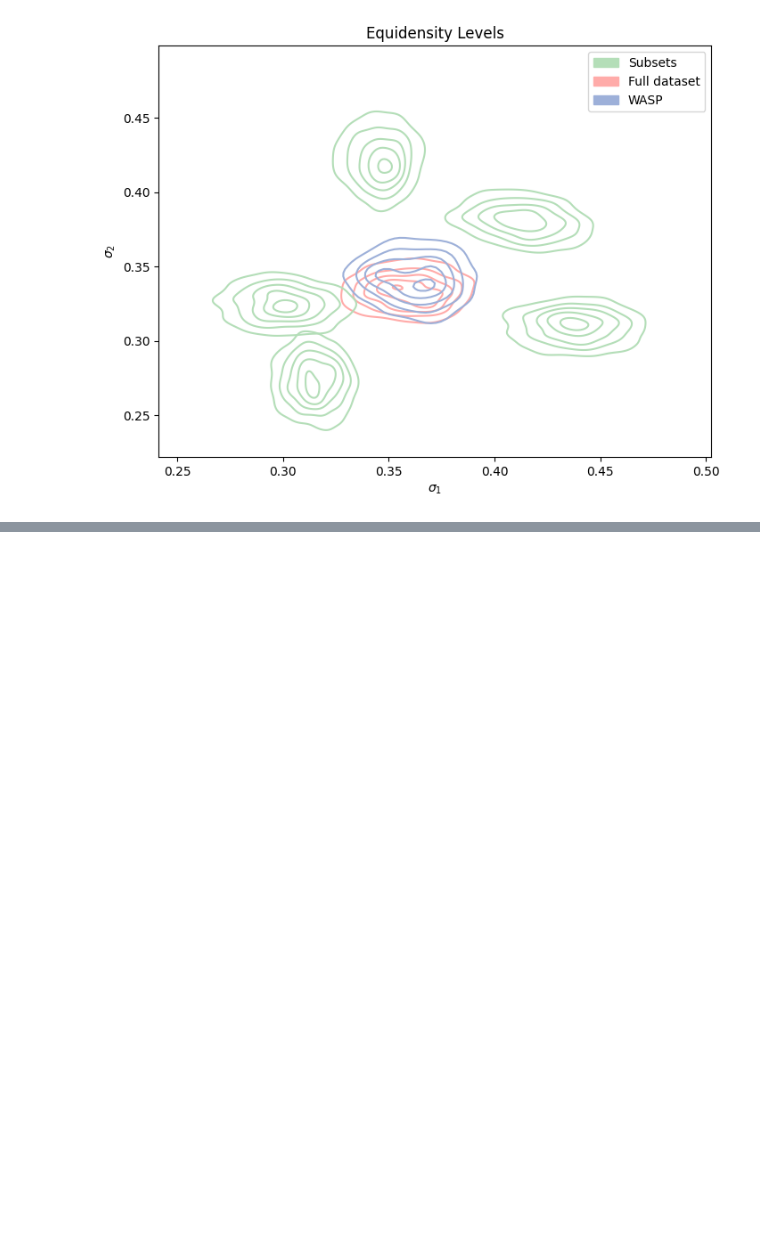
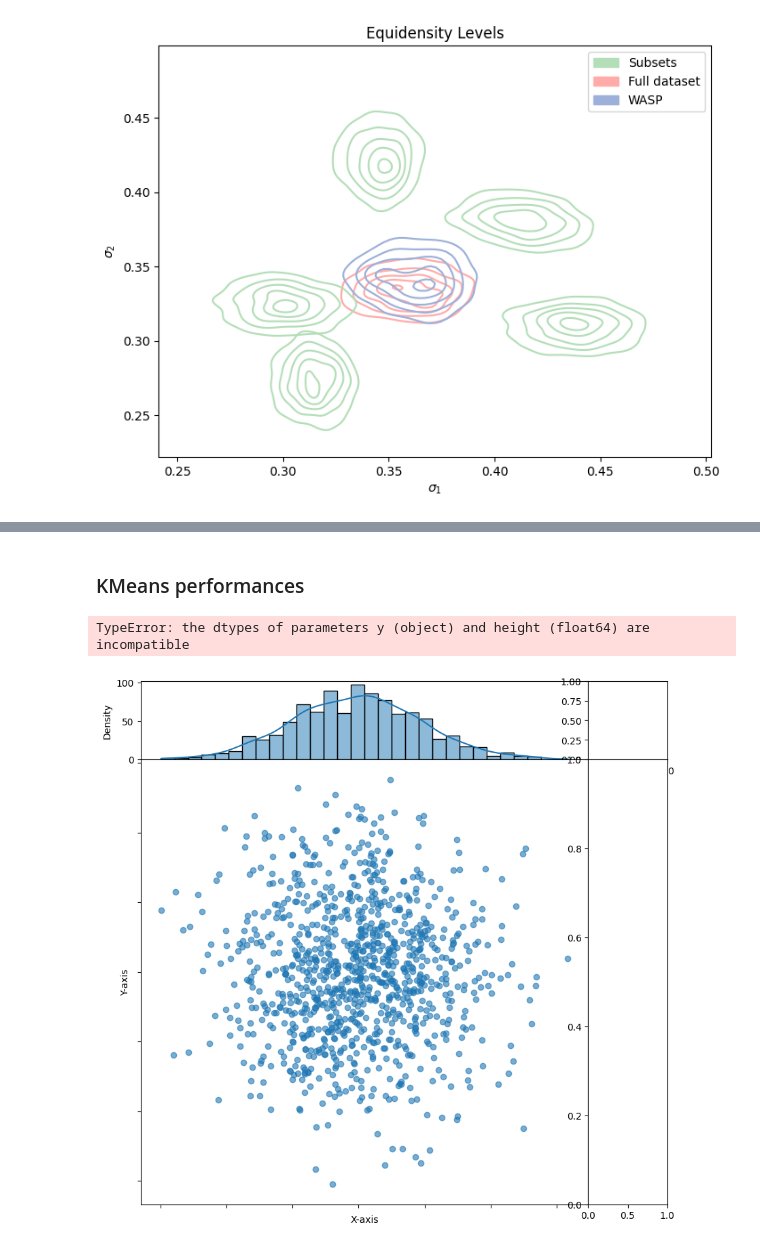
Before and after one commit to VictorBaillet/WASP-experiments, a Jupyter notebook: results.ipynb, the cells around one changed output, grey strips where cells are left out. Saved outputs shown, nothing was run; the diff lists cells and outputs as text; code cells hidden in the pictures; blank space fills up the shorter version.

```diff
--- a/results.ipynb
+++ b/results.ipynb
@@ -30,0 +125,43 @@ output = process_results('experience_logistic_regression.yaml', proj='identity_l
+# %% [markdown]
+### KMeans performances
+# %%
+import numpy as np
+import matplotlib.pyplot as plt
+import seaborn as sns
+
+# Example data: Generate some random points in R^2
+np.random.seed(0) # For reproducibility
+points = np.random.randn(1000, 2) # 1000 points in R^2
+
+x = points[:, 0] # X-coordinates
+y = points[:, 1] # Y-coordinates
+
+# Create a figure with subplots
+fig, ax = plt.subplots(2, 2, figsize=(10, 10),
+                       gridspec_kw={"height_ratios": (.15, .85),
+                                    "width_ratios": (.85, .15),
+                                    "hspace": 0, "wspace": 0})
+
+# Main scatter plot
+ax_main = ax[1][0]
+ax_main.scatter(x, y, alpha=0.6)
+ax_main.set(xticklabels=[], yticklabels=[], xlabel='X-axis', ylabel='Y-axis')
+
+# Top histogram (X-axis projection)
+ax_histx = ax[0][0]
+sns.histplot(x, bins=30, kde=True, ax=ax_histx)
+ax_histx.set(xlabel='', ylabel='Density', xticklabels=[])
+
+# Right histogram (Y-axis projection)
+ax_histy = ax[1][1]
+sns.histplot(y, bins=30, kde=True, ax=ax_histy, orientation='horizontal')
+ax_histy.set(xlabel='Density', ylabel='', yticklabels=[])
+
+# Remove spines of the histograms
+for ax in [ax_histx, ax_histy]:
+    sns.despine(ax=ax)
+
+plt.show()
+# %% [output]
+TypeError: the dtypes of parameters y (object) and height (float64) are incompatible
+[figure, added]
```
Also changed, not shown: parts of 10 cells of this notebook, 20 other files.
